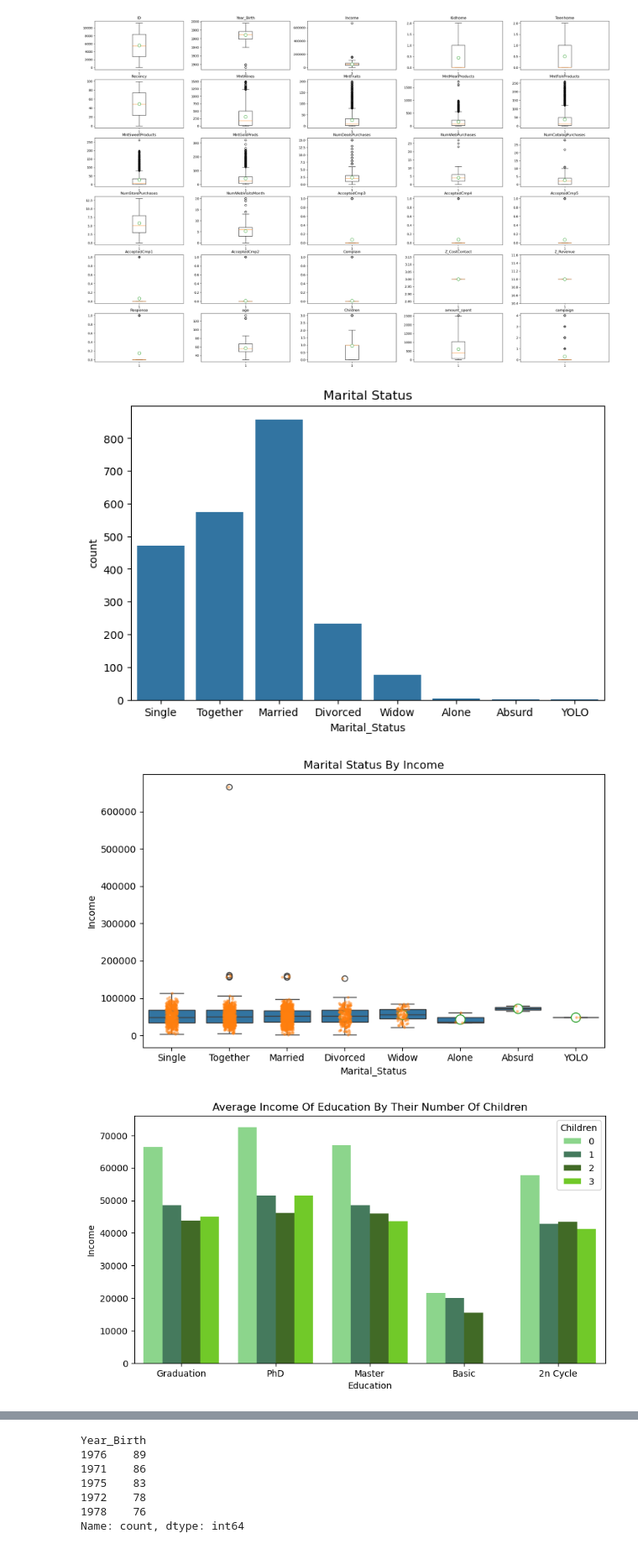
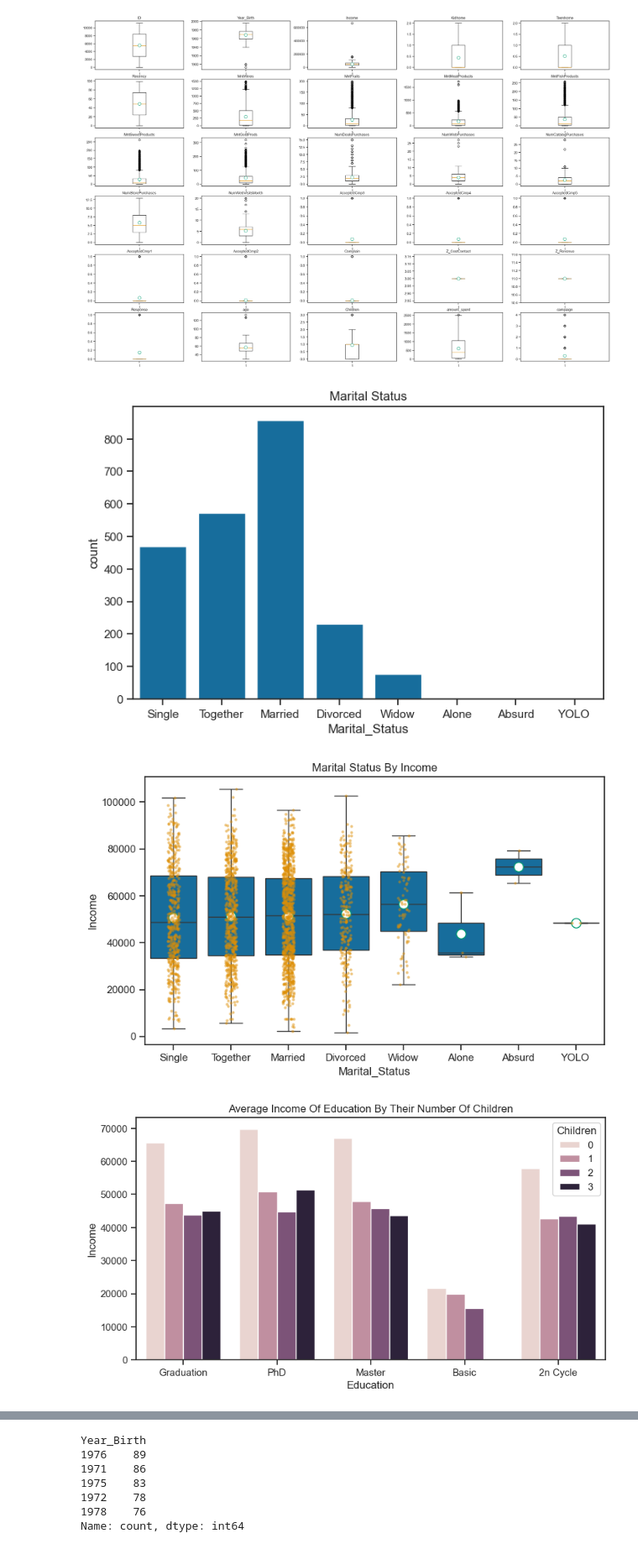
Before and after one commit to bukolastephen/Customer-Segmentation, a Jupyter notebook: main.ipynb, the cells around one changed output, grey strips where cells are left out. Shown at 84% size. Drawn from its saved outputs; the diff is of its cells as text; code cells hidden in the pictures.

```diff
--- a/main.ipynb
+++ b/main.ipynb
@@ -13,3 +14,5 @@ from sklearn.metrics  import silhouette_score
+# %%
+sns.set_theme(style='ticks', palette='colorblind', context='notebook')
 # %%
 df= pd.read_csv(r"C:\Users\MINE\Desktop\Customer Segmentation\customer_segmentation.csv")
 # %% [markdown]
@@ -186,3 +203,5 @@ plt.show()
+# %%
+df= df[df['age']> df['age'].min()]
 # %%
 plt.figure(figsize=(8,5))
 sns.countplot(data= df, x= 'Marital_Status')
@@ -191,7 +210,7 @@ sns.countplot(data= df, x= 'Marital_Status')
 plt.title('Marital Status')
 plt.show()
 # %% [output]
-[figure, old version]
+[figure, new version]
 # %%
 plt.figure(figsize=(8,5))
 
@@ -207,17 +226,17 @@ plt.title('Marital Status By Income')
 plt.tight_layout()
 plt.show()
 # %% [output]
-[figure, old version]
+[figure, new version]
 # %%
 plt.figure(figsize=(8.4,4.6))
-colors=["#80E180F8","#3C835CFF","#3F751BF9","#6FE30F"]
-sns.barplot(data= df, x='Education', y='Income', estimator='mean', hue='Children',errorbar=None, palette=colors)
+
+sns.barplot(data= df, x='Education', y='Income', estimator='mean', hue='Children',errorbar=None)
 
 plt.tight_layout()
 plt.title('Average Income Of Education By Their Number Of Children')
 plt.show()
 # %% [output]
-[figure, old version]
+[figure, new version]
 # %%
 plt.figure(figsize=(8.4,4.6))
 
```
Also changed, not shown: parts of 63 cells of this notebook, 5 other files.
